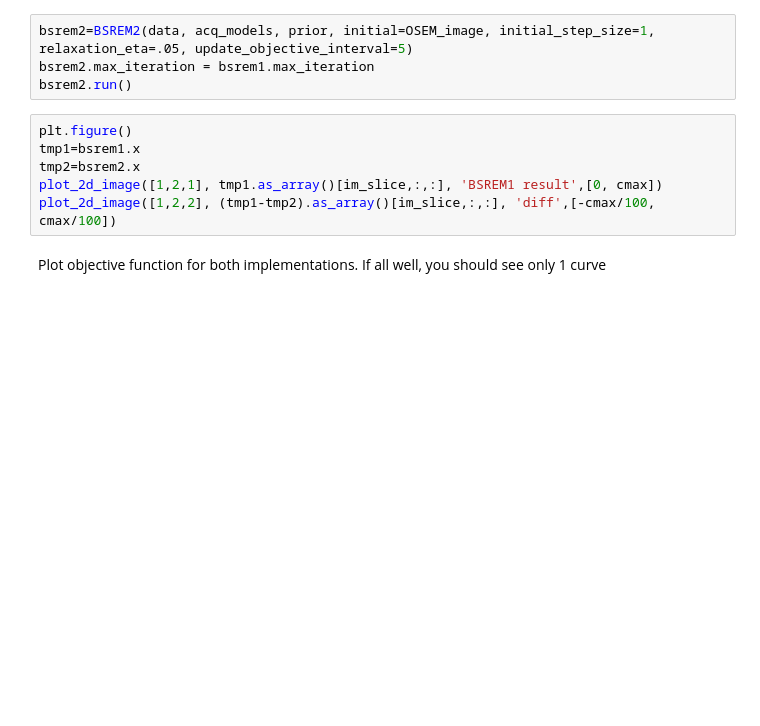
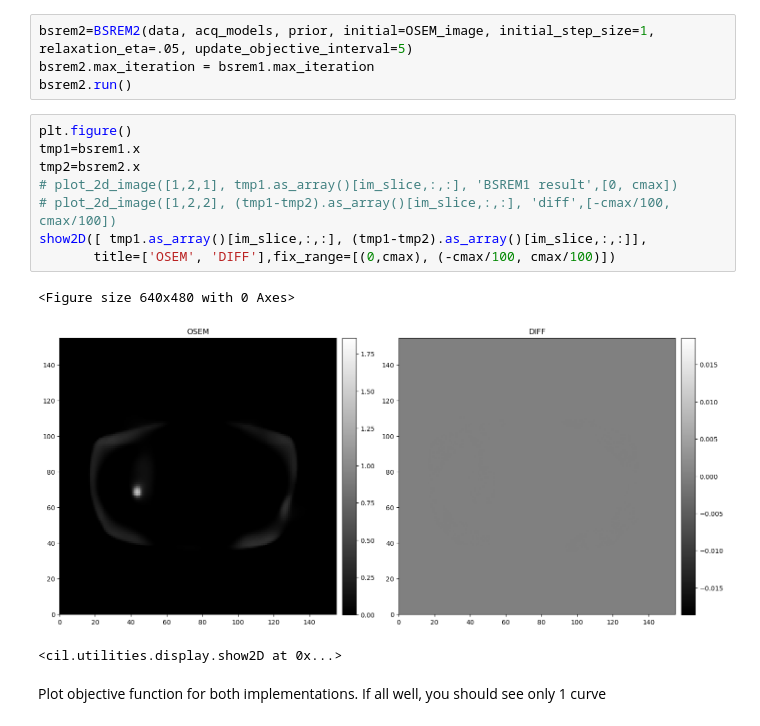
Before and after one commit to SyneRBI/SIRF-Contribs, a Jupyter notebook: src/notebooks/BSREM_illustration.ipynb, the cells around one changed output. Drawn from its saved outputs; the diff is of its cells as text; blank space fills up the shorter version.

```diff
--- a/src/notebooks/BSREM_illustration.ipynb
+++ b/src/notebooks/BSREM_illustration.ipynb
@@ -168,9 +178,15 @@ bsrem2.run()
 # %%
 plt.figure()
 tmp1=bsrem1.x
 tmp2=bsrem2.x
-plot_2d_image([1,2,1], tmp1.as_array()[im_slice,:,:], 'BSREM1 result',[0, cmax])
-plot_2d_image([1,2,2], (tmp1-tmp2).as_array()[im_slice,:,:], 'diff',[-cmax/100, cmax/100])
+# plot_2d_image([1,2,1], tmp1.as_array()[im_slice,:,:], 'BSREM1 result',[0, cmax])
+# plot_2d_image([1,2,2], (tmp1-tmp2).as_array()[im_slice,:,:], 'diff',[-cmax/100, cmax/100])
+show2D([ tmp1.as_array()[im_slice,:,:], (tmp1-tmp2).as_array()[im_slice,:,:]],
+       title=['OSEM', 'DIFF'],fix_range=[(0,cmax), (-cmax/100, cmax/100)])
+# %% [output]
+<Figure size 640x480 with 0 Axes>
+[figure, added]
+<cil.utilities.display.show2D at 0x...>
 # %% [markdown]
 Plot objective function for both implementations. If all well, you should see only 1 curve
 # %%
```
Also changed, not shown: parts of 9 cells of this notebook.
